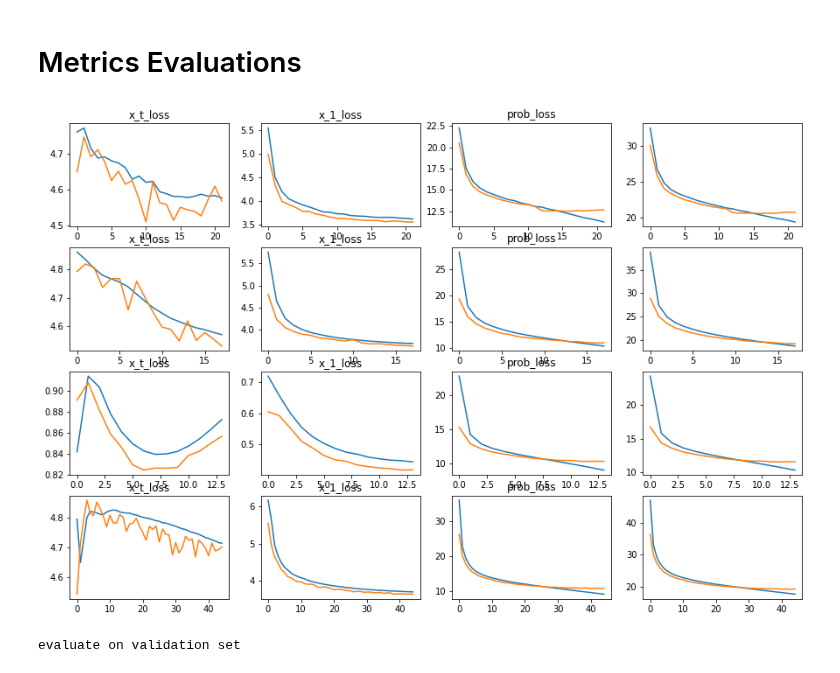
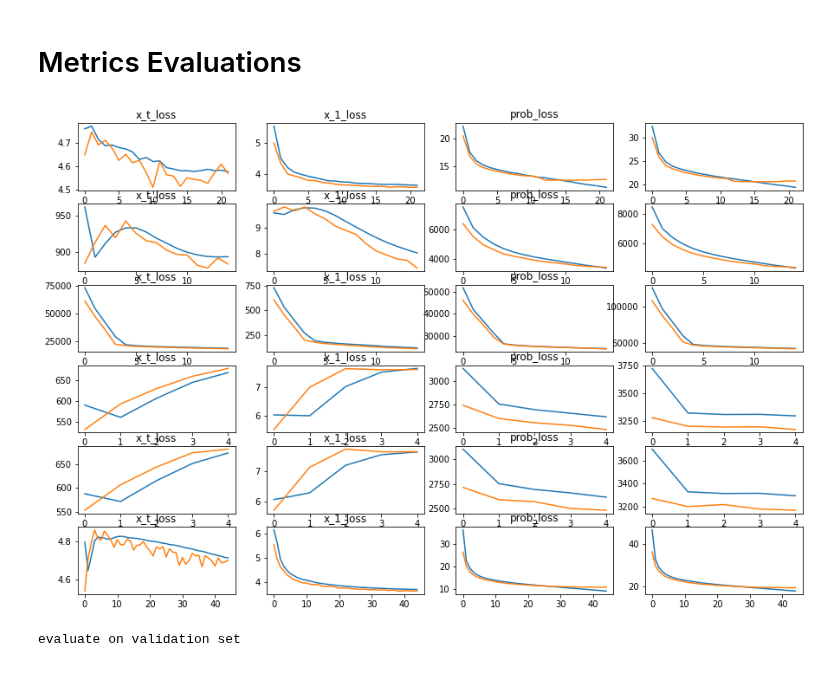
Before and after one commit to xu-shitong/diffusion-image-captioning, a Jupyter notebook: CLIP-DDPM.ipynb, the cells around one changed output. Drawn from its saved outputs; the diff is of its cells as text; code cells hidden in the pictures.

```diff
--- a/CLIP-DDPM.ipynb
+++ b/CLIP-DDPM.ipynb
@@ -116,10 +119,12 @@ trial name: lr5E-05_round3E-01_clipconcat_clipmaskNone_train-embedFalse_samplesi
 # %%
 flickr8k_image = torch.load("./flickr8k/image_all_final.pickle").to(device).detach()
 flickr8k_text = torch.load("./flickr8k/text_all_final.pickle").to(device).detach()
-flickr30k_image = torch.load("./flickr30k/flickr30k_clip_image.pickle").to(device).detach()
-flickr30k_text = torch.load("./flickr30k/flickr30k_clip_text.pickle").to(device).detach()
-image_set = torch.vstack([flickr8k_image, flickr30k_image])
-text_set = torch.vstack([flickr8k_text, flickr30k_text])
+# flickr30k_image = torch.load("./flickr30k/flickr30k_clip_image.pickle").to(device).detach()
+# flickr30k_text = torch.load("./flickr30k/flickr30k_clip_text.pickle").to(device).detach()
+# image_set = torch.vstack([flickr8k_image, flickr30k_image])
+# text_set = torch.vstack([flickr8k_text, flickr30k_text])
+image_set = flickr8k_image
+text_set = flickr8k_text
 
 from spacy.lang.en import English
 from collections import Counter
@@ -196,7 +201,8 @@ else:
   VOCAB_SIZE = tokenizer.vocab_size
 
 dataset = FlickrCLIPDataset(
-  pd.concat([pd.read_csv("./flickr8k/captions.txt")["caption"], pd.read_csv("./flickr30k/captions.csv", sep='|')["caption"]], ignore_index=True),
+  # pd.concat([pd.read_csv("./flickr8k/captions.txt")["caption"], pd.read_csv("./flickr30k/captions.csv", sep='|')["caption"]], ignore_index=True),
+  pd.read_csv("./flickr8k/captions.txt")["caption"],
   tokenizer)
 train_len = int(len(dataset) * TRAIN_SET_RATIO)
 train_set, val_set = torch.utils.data.random_split(dataset, [train_len, len(dataset) - train_len])
@@ -395,9 +401,11 @@ def loss(model, x_t, x_1, x_tgt, x_0, image_clip, text_clip, mask, idx, loss_fun
   if USE_PROB_LOSS:
     # output sequence probability loss, applied to both x_1 and x_t restore
     idx = idx.unsqueeze(dim=-1)
-    x_t_prob_loss = -(nn.functional.softmax(x_t_prob, dim=-1)).gather(-1, idx.repeat(repeat_shape)).log().sum(dim=1).mean()
+    x_t_prob_loss = -(nn.functional.softmax(x_t_prob, dim=-1)).gather(-1, idx.repeat(repeat_shape)).log().sum() / BATCH_SIZE
+    # x_t_prob_loss = -(nn.functional.softmax(x_t_prob, dim=-1)).gather(-1, idx.repeat(repeat_shape)).log().sum(dim=1).mean()
     if USE_X_1_LOSS:
-      x_1_prob_loss = -(nn.functional.softmax(x_1_prob, dim=-1)).gather(-1, idx).log().sum(dim=1).mean()
+      x_1_prob_loss = -(nn.functional.softmax(x_1_prob, dim=-1)).gather(-1, idx).log().sum() / BATCH_SIZE
+      # x_1_prob_loss = -(nn.functional.softmax(x_1_prob, dim=-1)).gather(-1, idx).log().sum(dim=1).mean()
     else:
       x_1_prob_loss = 0
   else:
@@ -484,6 +492,9 @@ for epoch in range(EPOCH_NUM):
       acc_prob += prob_loss
       acc_l += l
 
+      if DYNAMIC_ROUNDING_WEIGHT > 0:
+        ROUNDING_WEIGHT = ((acc_x_t + acc_x_1) / acc_prob).detach() * DYNAMIC_ROUNDING_WEIGHT
+
       # tepoch.set_description(f"batch {batch_num}")
       # tepoch.set_postfix(
       #                    x_t_hidden=x_t_loss.item(),
@@ -671,38 +691,41 @@ def extract_float(file_name, start=""):
       return False
   import re
   file = open(file_name)
   l = [[float(word) for word in re.split("\n|,| ", line) if isfloat(word)] for line in file if line.startswith(start)]
   return torch.tensor(l)
 
 
 
 file_names = [
-  "./batch8_maxlen16_round3E-01_lossseries_sum_batch_average_clipconcat_clipmask10_train-embedFalse_samplesize100_x_0_predictTrue_use_x_1True_use_probTrue.txt",
-  "./trial_classification_free/lr5E-05_round3E-01_clipconcat_clipmaskNone_train-embedFalse_samplesize100_x_0_predictTrue_X_INTERVAL100_use_x_1True_use_probTrue.txt",
-  "./lossl1_loss_lr5E-05_round3E-01_clipconcat_clipmask10_train-embedFalse_samplesize100_x_0_predictTrue_X_INTERVAL100_use_x_1True_use_probTrue.txt",
-  "./lr2E-05_round3E-01_clipconcat_clipmaskNone_train-embedFalse_samplesize100_x_0_predictTrue_X_INTERVAL100_use_x_1True_use_probTrue.txt"
+  "batch8_maxlen16_round3E-01_lossseries_sum_batch_average_clipconcat_clipmask10_train-embedFalse_samplesize100_x_0_predictTrue_use_x_1True_use_probTrue.txt",
+  "./epoch15_lossseries_sum_lr5E-05_round1E+00_dynamicFalse_clipconcat_clipmask10_train-embedFalse_samplesize100_x_0_predictTrue_X_INTERVAL100_use_x_1True_use_probTrue.txt",
+  "./epoch15_lossseries_sum_lr5E-05_round1E+00_dynamicTrue_clipconcat_clipmask10_train-embedFalse_samplesize100_x_0_predictTrue_X_INTERVAL100_use_x_1True_use_probTrue.txt",
+  "epoch5_lossseries_sum_lr5E-05_round1E+00_dynamicTrue_clipconcat_clipmask10_train-embedFalse_samplesize100_x_0_predictTrue_X_INTERVAL100_use_x_1True_use_probTrue.txt",
+  "epoch5_lossseries_sum_lr5E-05_round1E+00_dynamicTrue_clipconcat_clipmaskNone_train-embedFalse_samplesize100_x_0_predictTrue_X_INTERVAL100_use_x_1True_use_probTrue.txt",
+  "lr2E-05_round3E-01_clipconcat_clipmaskNone_train-embedFalse_samplesize100_x_0_predictTrue_X_INTERVAL100_use_x_1True_use_probTrue.txt"
+
 ]
 
 fig, axarr = plt.subplots(len(file_names), 4, figsize=(15, 10))
 for i, file_name in enumerate(file_names):
   losses = extract_float(file_name, start="epoch") # shape [batch size, 7] each line is [batch number, x_t, x_1, prob losses, validation x_t x_1 prob losses]
   train_index = {1: "x_t_loss",2: "x_1_loss",3: "prob_loss"}
   val_index = {4: "x_t_loss",5: "x_1_loss",6: "prob_loss"}
   train_sum_losses = losses[:, list(train_index.keys())].sum(dim=-1)
   val_sum_losses = losses[:, list(val_index.keys())].sum(dim=-1)
 
   for j, idx in enumerate(train_index):
     axarr[i, j].plot(losses[:, idx])
     axarr[i, j].set_title(train_index[idx])
 
   for j, idx in enumerate(val_index):
     axarr[i, j].plot(losses[:, idx])
     axarr[i, j].set_title(val_index[idx])
 
   axarr[i, 3].plot(train_sum_losses)
   axarr[i, 3].plot(val_sum_losses)
 # %% [output]
-[figure, old version]
+[figure, new version]
 # %%
 # evaluate BLEU-4 metrics on validation data
 from torchtext.data.metrics import bleu_score
```
Also changed, not shown: parts of 6 cells of this notebook, 1 other file.
